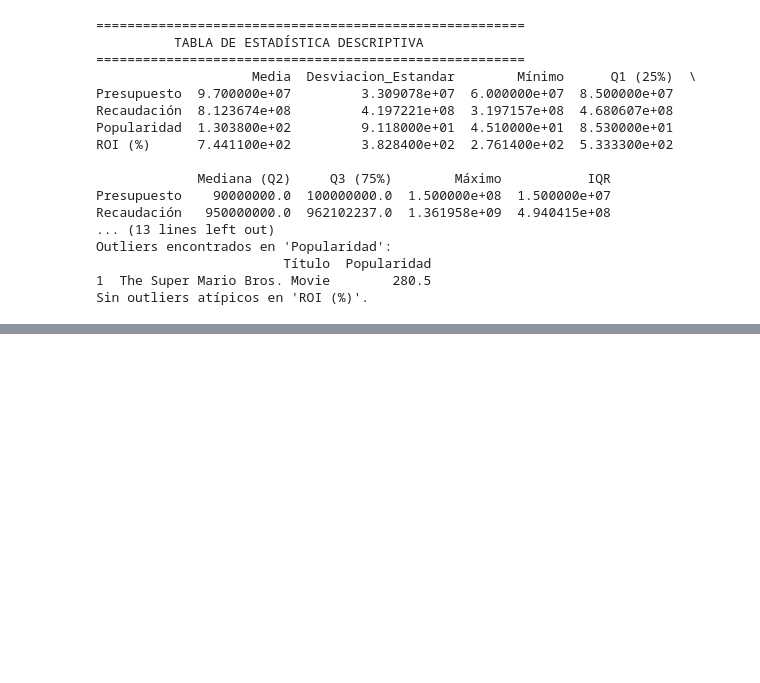
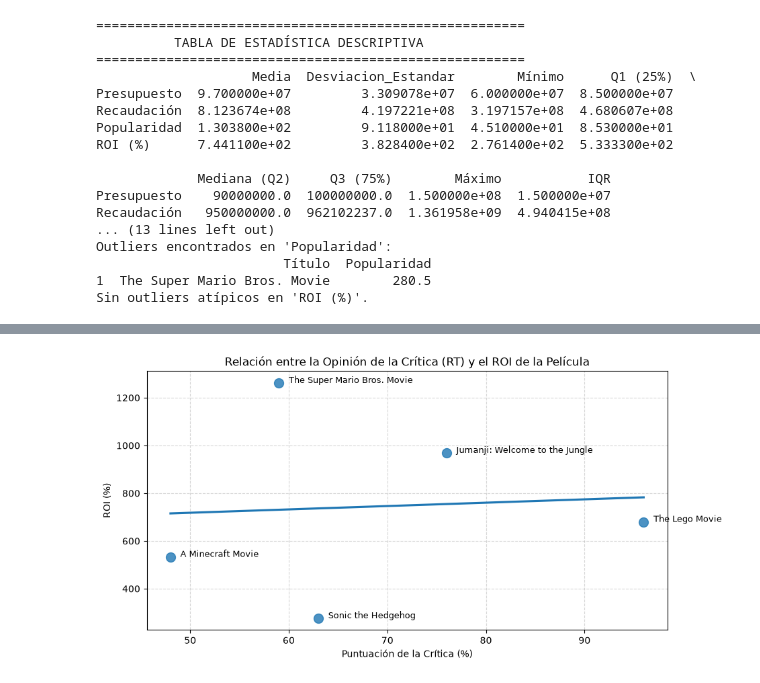
Before and after one commit to danischulday/consulting-week, a Jupyter notebook: notebooks/notebook-daniela.ipynb, the cells around one changed output, grey strips where cells are left out. Drawn from its saved outputs; the diff is of its cells as text; code cells hidden in the pictures; blank space fills up the shorter version.

```diff
--- a/notebooks/notebook-daniela.ipynb
+++ b/notebooks/notebook-daniela.ipynb
@@ -168,0 +263,19 @@ Sin outliers atípicos en 'ROI (%)'.
+# %%
+import matplotlib.pyplot as plt
+import seaborn as sns
+
+plt.figure(figsize=(10, 5))
+
+# Gráfico de dispersión Crítica vs ROI
+sns.regplot(data=df, x="Critica_RT (%)", y="ROI (%)", ci=None, scatter_kws={'s':100})
+
+for i in range(df.shape[0]):
+    plt.text(df["Critica_RT (%)"][i]+1, df["ROI (%)"][i], df["Título"][i], fontsize=9)
+
+plt.title("Relación entre la Opinión de la Crítica (RT) y el ROI de la Película")
+plt.xlabel("Puntuación de la Crítica (%)")
+plt.ylabel("ROI (%)")
+plt.grid(True, linestyle="--", alpha=0.5)
+plt.show()
+# %% [output]
+[figure, added]
```
Also changed, not shown: parts of 1 cell of this notebook.
